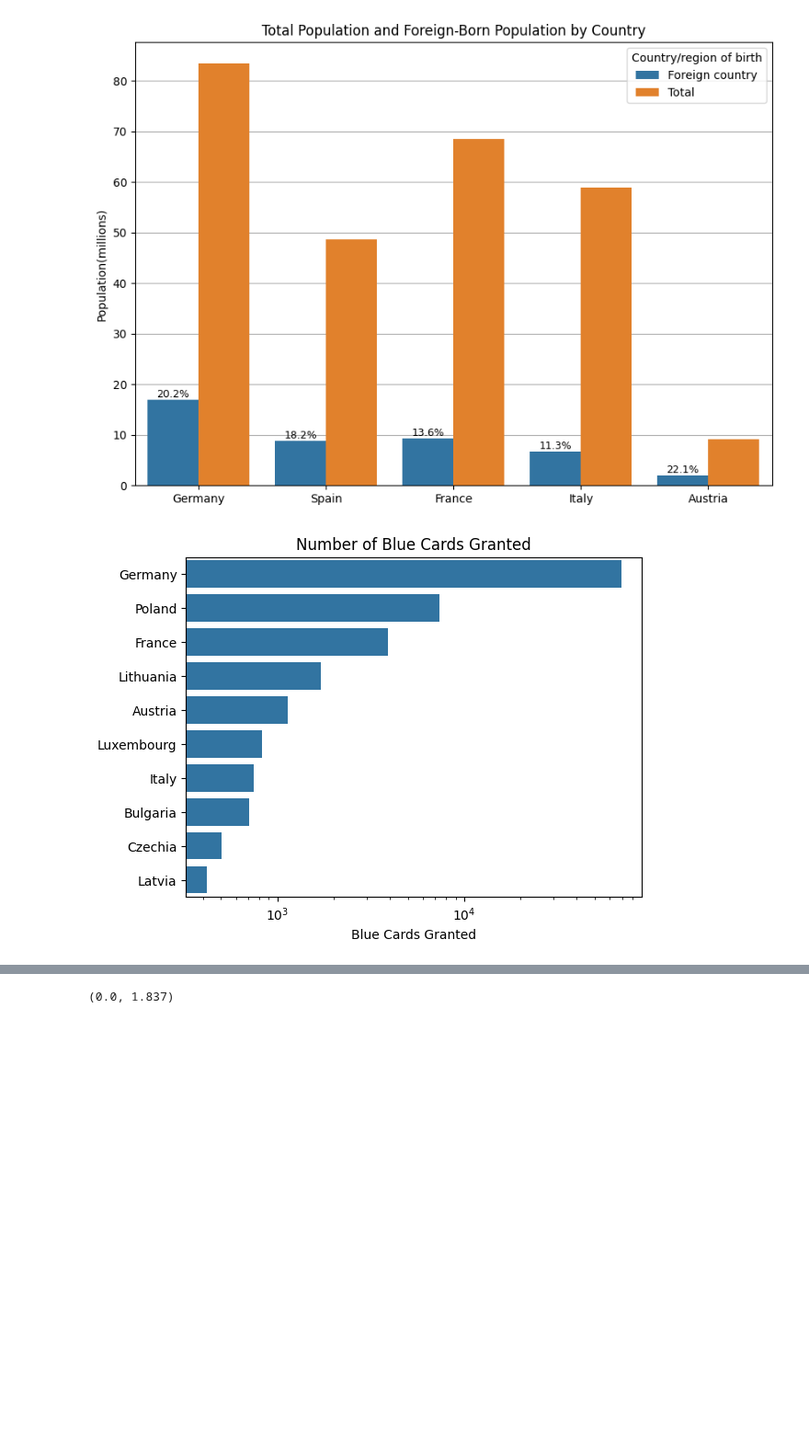
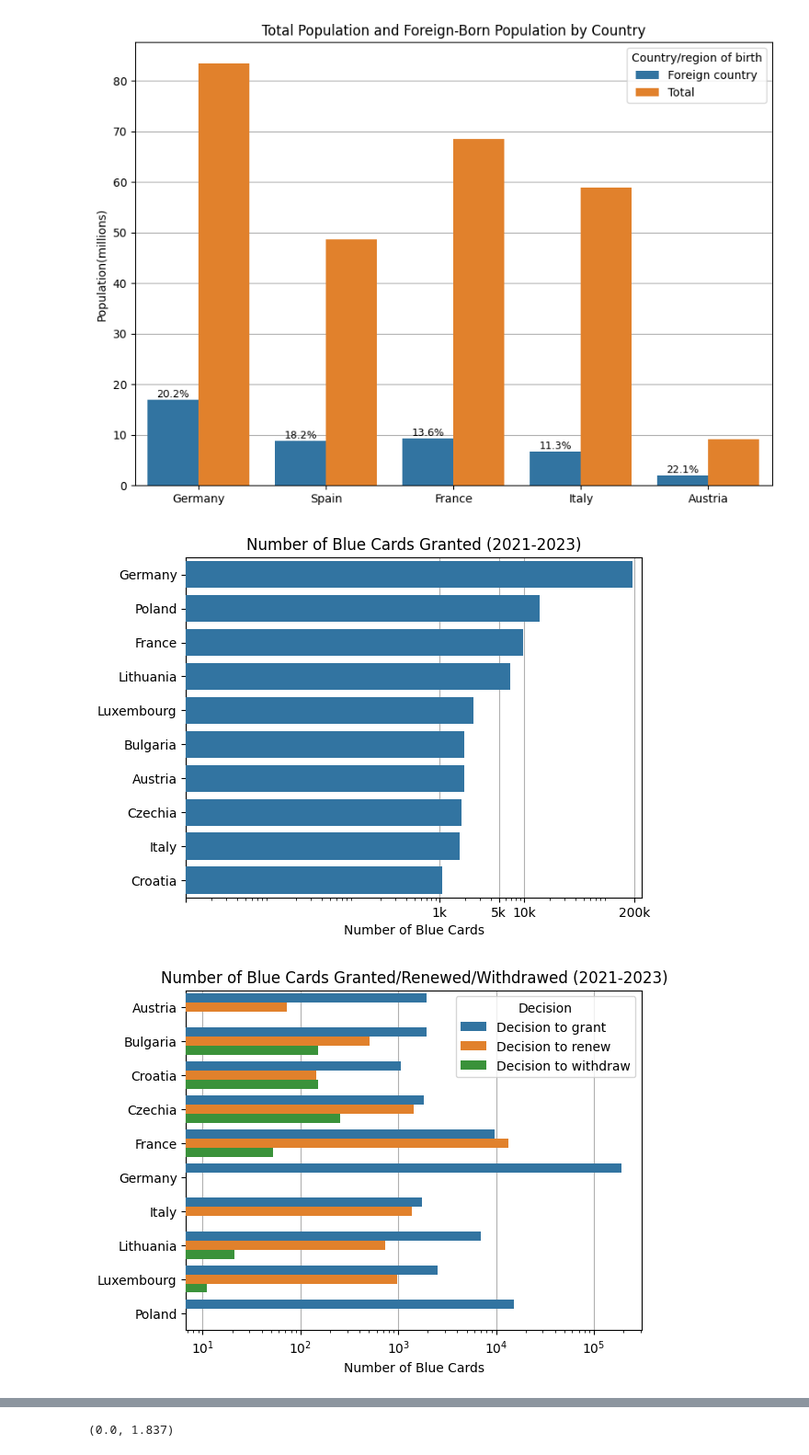
Before and after one commit to loveBeatles/datavis_project, a Jupyter notebook: group_project.ipynb, the cells around one changed output, grey strips where cells are left out. Shown at 92% size. Saved outputs shown, nothing was run; the diff lists cells and outputs as text; code cells hidden in the pictures; blank space fills up the shorter version.

Commit message:
finished blue cards

```diff
--- a/group_project.ipynb
+++ b/group_project.ipynb
@@ -298,17 +298,48 @@ ax.grid(True, axis='y', zorder=0)
 plt.show()
 # %% [output]
 [figure]
-# %%
-url_blue_card_without_citizens = "https://raw.githubusercontent.com/loveBeatles/datavis_project/main/data/blue_cards.csv"
-df_BlueCard_without_citizens = pd.read_csv(url_blue_card_without_citizens,usecols=['geo', 'Geopolitical entity (reporting)', 'isco08', 'International Standard Classification of Occupations 2008 (ISCO-08)', 'TIME_PERIOD', 'OBS_VALUE', 'Decision'])
-df_BlueCard_without_citizens_isco8Total_2023_grant = df_BlueCard_without_citizens.query('isco08 == "TOTAL"').query('TIME_PERIOD == 2023').query('Decision == "Decision to grant"').sort_values('OBS_VALUE', ascending=False)
-
-
-fig, ax = plt.subplots()
-sns.barplot(data=df_BlueCard_without_citizens_isco8Total_2023_grant[:10], y='Geopolitical entity (reporting)', x='OBS_VALUE')
-ax.set_ylabel('')
-ax.set_xlabel('Blue Cards Granted')
-ax.set_title('Number of Blue Cards Granted')
-ax.set_xscale('log')
-# %% [output]
-[figure, removed]
+# %%
+url_blue_card_without_citizens = "https://raw.githubusercontent.com/loveBeatles/datavis_project/main/data/blue_cards.csv"
+url_blue_card_with_citizens = "https://raw.githubusercontent.com/loveBeatles/datavis_project/main/data/BlueCard_by_citizenship.csv"
+
+
+df_BlueCard_without_citizens = pd.read_csv(url_blue_card_without_citizens,usecols=['geo', 'Geopolitical entity (reporting)',
+                                                                                   'isco08', 'International Standard Classification of Occupations 2008 (ISCO-08)', 'TIME_PERIOD', 'OBS_VALUE', 'Decision'])
+df_BlueCard_without_citizens_isco8Total_grant = df_BlueCard_without_citizens.query('isco08 == "TOTAL"').query('Decision == "Decision to grant"').groupby(
+    by='Geopolitical entity (reporting)')['OBS_VALUE'].sum().reset_index().sort_values('OBS_VALUE', ascending=False)
+list_10countries_with_biggest_granting = list(df_BlueCard_without_citizens_isco8Total_grant[:10]['Geopolitical entity (reporting)'])
+
+fig, ax = plt.subplots()
+sns.barplot(data=df_BlueCard_without_citizens_isco8Total_grant[:10], y='Geopolitical entity (reporting)', x='OBS_VALUE',ax=ax, zorder=3)
+ax.set_ylabel('')
+ax.set_xlabel('Number of Blue Cards')
+ax.set_title('Number of Blue Cards Granted (2021-2023)')
+ax.set_xscale('log')
+ax.grid(True, axis='x', zorder=0)
+plt.xticks([1, 1000, 5000, 10000, 200000], ['', '1k', '5k', '10k', '200k'])
+
+
+df_BlueCard_without_citizens_dividedByICSO08 = df_BlueCard_without_citizens.query('isco08 == "TOTAL"').groupby(by=['Decision', 'Geopolitical entity (reporting)', 'geo'])['OBS_VALUE'].sum().reset_index()
+
+
+fig, ax = plt.subplots()
+sns.barplot(data=df_BlueCard_without_citizens_dividedByICSO08[df_BlueCard_without_citizens_dividedByICSO08['Geopolitical entity (reporting)'].isin(list_10countries_with_biggest_granting)],
+            y='Geopolitical entity (reporting)', x='OBS_VALUE', hue='Decision',ax=ax, zorder=3)
+ax.set_ylabel('')
+ax.set_xlabel('Number of Blue Cards')
+ax.set_title('Number of Blue Cards Granted/Renewed/Withdrawed (2021-2023)')
+ax.set_xscale('log')
+ax.grid(True, axis='x', zorder=0)
+
+
+df_BlueCard_with_citizens = pd.read_csv(url_blue_card_with_citizens,usecols=['citizen', 'Country of citizenship', 'TIME_PERIOD', 'OBS_VALUE']).groupby(by=['citizen', 'Country of citizenship'])['OBS_VALUE'].sum().reset_index().sort_values('OBS_VALUE', ascending=False)
+
+fig, ax = plt.subplots()
+sns.barplot(data=df_BlueCard_with_citizens[:10], y='Country of citizenship', x='OBS_VALUE',ax=ax, zorder=3)
+ax.set_ylabel('')
+ax.set_xlabel('Number of Blue Cards')
+ax.set_title('Number of Blue Cards Granted to Citizens (2021-2023)')
+ax.grid(True, axis='x', zorder=0)
+# %% [output]
+[figure, added]
+[figure, added]
```
Also changed, not shown: parts of 1 cell of this notebook.
